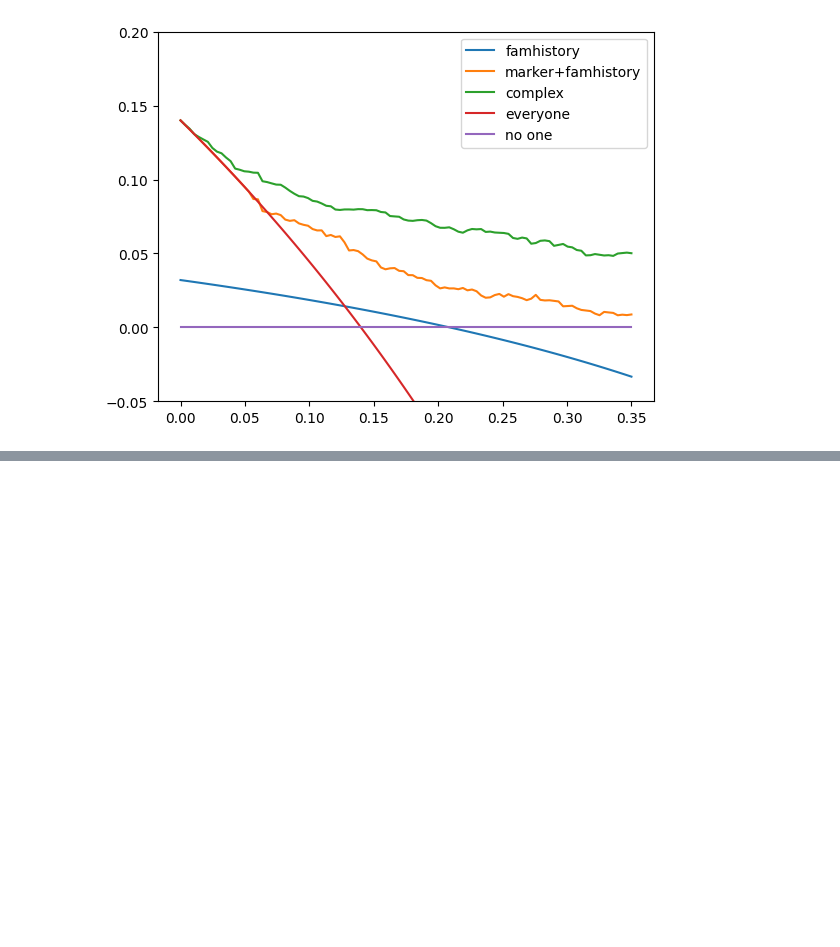
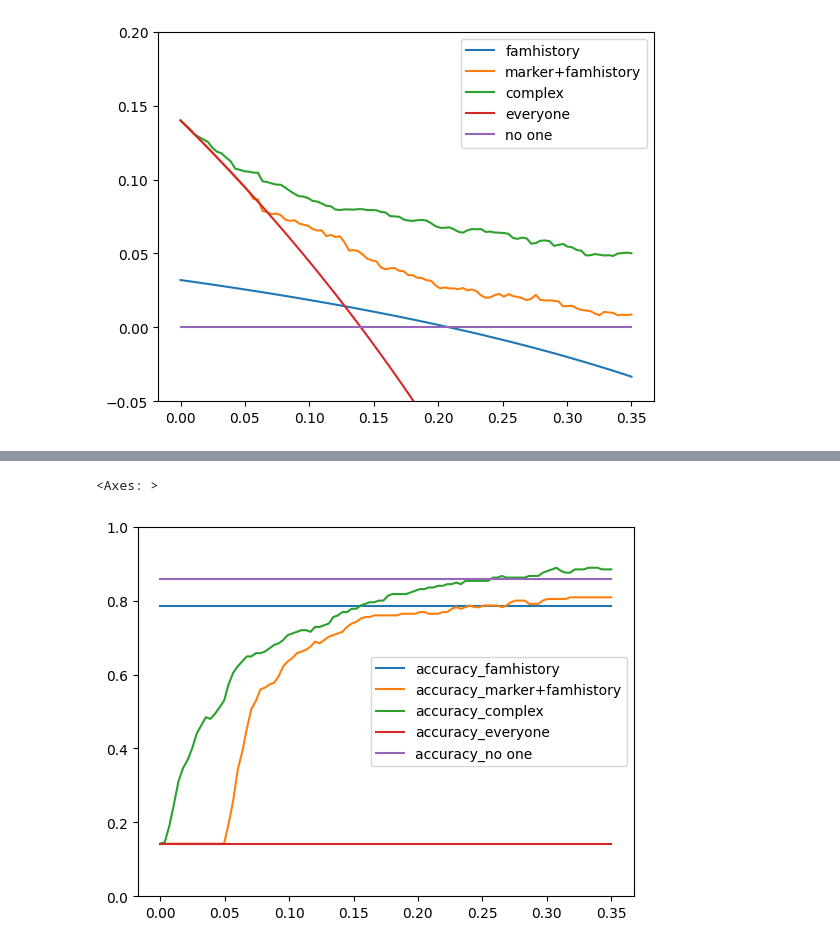
Before and after one commit to ictinnovaties-zorg/dca_blogpost, a Jupyter notebook: dca_tutorial.ipynb, the cells around one changed output, grey strips where cells are left out. Cells and saved outputs as stored; diff of their text form; code cells hidden in the pictures; blank space fills up the shorter version.

```diff
--- a/dca_tutorial.ipynb
+++ b/dca_tutorial.ipynb
@@ -307,0 +401,5 @@ result.plot(ylim=(-0.05, 0.2))
+# %%
+result.filter(regex='accuracy').plot(ylim=(0, 1))
+# %% [output]
+<Axes: >
+[figure, added]
```
Also changed, not shown: parts of 9 cells of this notebook, 3 other files.
